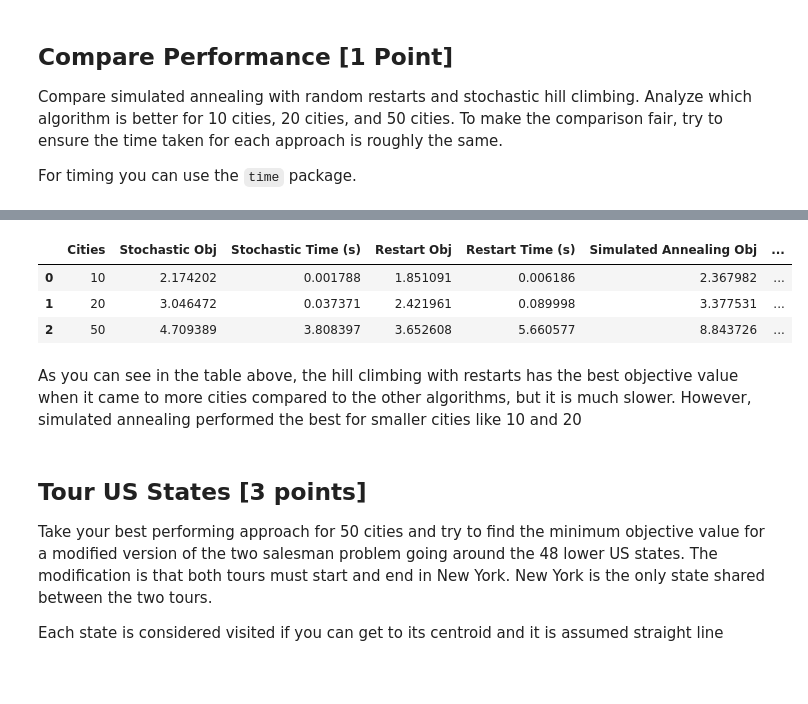
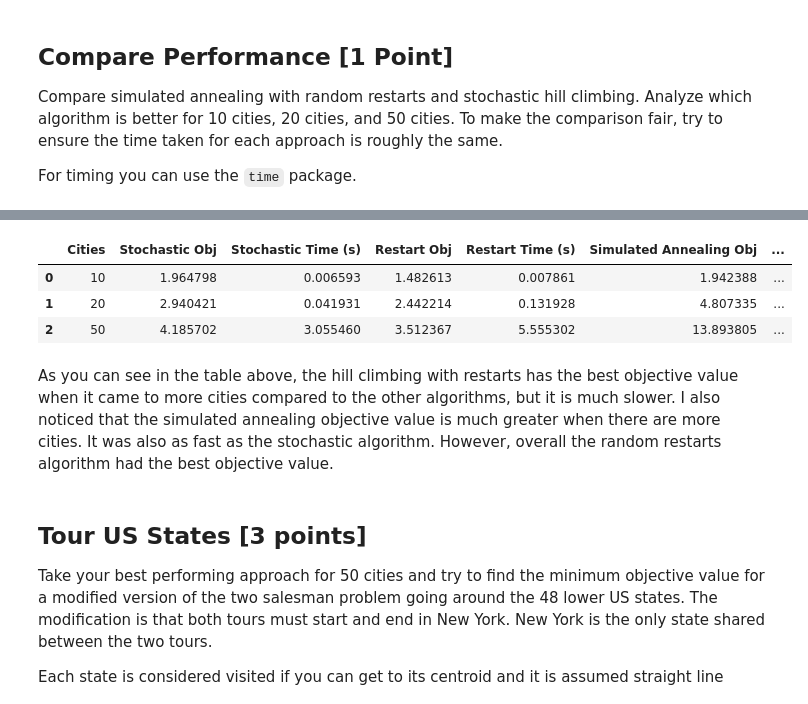
Before and after one commit to codlam26/CSE-352-HW, a Jupyter notebook: ComplexSearch/tsp2.ipynb, the cells around one changed output, grey strips where cells are left out. Cells and saved outputs as stored; diff of their text form; code cells hidden in the pictures; blank space fills up the shorter version.

```diff
--- a/ComplexSearch/tsp2.ipynb
+++ b/ComplexSearch/tsp2.ipynb
@@ -515,40 +517,40 @@ def compare_algorithms(city_sizes, num_instances=50):
 
     # Measure Simulated Annealing
     start_time = time.time()
-    sa_results = [simulated_annealing(tsp_instance) for _ in range(num_instances)]
+    sa_results = [simulated_annealing(tsp_instance, cooling_type="fast") for _ in range(num_instances)]
     sa_time = (time.time() - start_time) / num_instances
 
     # Computing the average performances
     avg_stochastic_obj = np.mean([res[0] for res in stochastic_results])
 
     avg_restart_obj = np.mean([min(res) for res in restart_results])
 
     avg_sa_obj = np.mean([res[0] for res in sa_results])
 
     # Compute average values
     results.append({
             "Cities": n,
             "Stochastic Obj": avg_stochastic_obj,
             "Stochastic Time (s)": stochastic_time,
             "Restart Obj": avg_restart_obj,
             "Restart Time (s)": restart_time,
             "Simulated Annealing Obj": avg_sa_obj,
             "Simulated Annealing Time (s)": sa_time,
         })
 
   return pd.DataFrame(results)
 
 city_sizes = [10, 20, 50]
-df_results = compare_algorithms(city_sizes, num_instances=10)
+df_results = compare_algorithms(city_sizes, num_instances=50)
 
 df_results
 # %% [output]
 |  | Cities | Stochastic Obj | Stochastic Time (s) | Restart Obj | Restart Time (s) | Simulated Annealing Obj | ... |
-| 0 | 10 | 2.174202 | 0.001788 | 1.851091 | 0.006186 | 2.367982 | ... |
-| 1 | 20 | 3.046472 | 0.037371 | 2.421961 | 0.089998 | 3.377531 | ... |
-| 2 | 50 | 4.709389 | 3.808397 | 3.652608 | 5.660577 | 8.843726 | ... |
+| 0 | 10 | 1.964798 | 0.006593 | 1.482613 | 0.007861 | 1.942388 | ... |
+| 1 | 20 | 2.940421 | 0.041931 | 2.442214 | 0.131928 | 4.807335 | ... |
+| 2 | 50 | 4.185702 | 3.055460 | 3.512367 | 5.555302 | 13.893805 | ... |
 # %% [markdown]
-As you can see in the table above, the hill climbing with restarts has the best objective value when it came to more cities compared to the other algorithms, but it is much slower. However, simulated annealing performed the best for smaller cities like 10 and 20
+As you can see in the table above, the hill climbing with restarts has the best objective value when it came to more cities compared to the other algorithms, but it is much slower. I also noticed that the simulated annealing objective value is much greater when there are more cities. It was also as fast as the stochastic algorithm. However, overall the random restarts algorithm had the best objective value.
 # %% [markdown]
 ## Tour US States [3 points]
 
```
Also changed, not shown: parts of 10 cells of this notebook.
